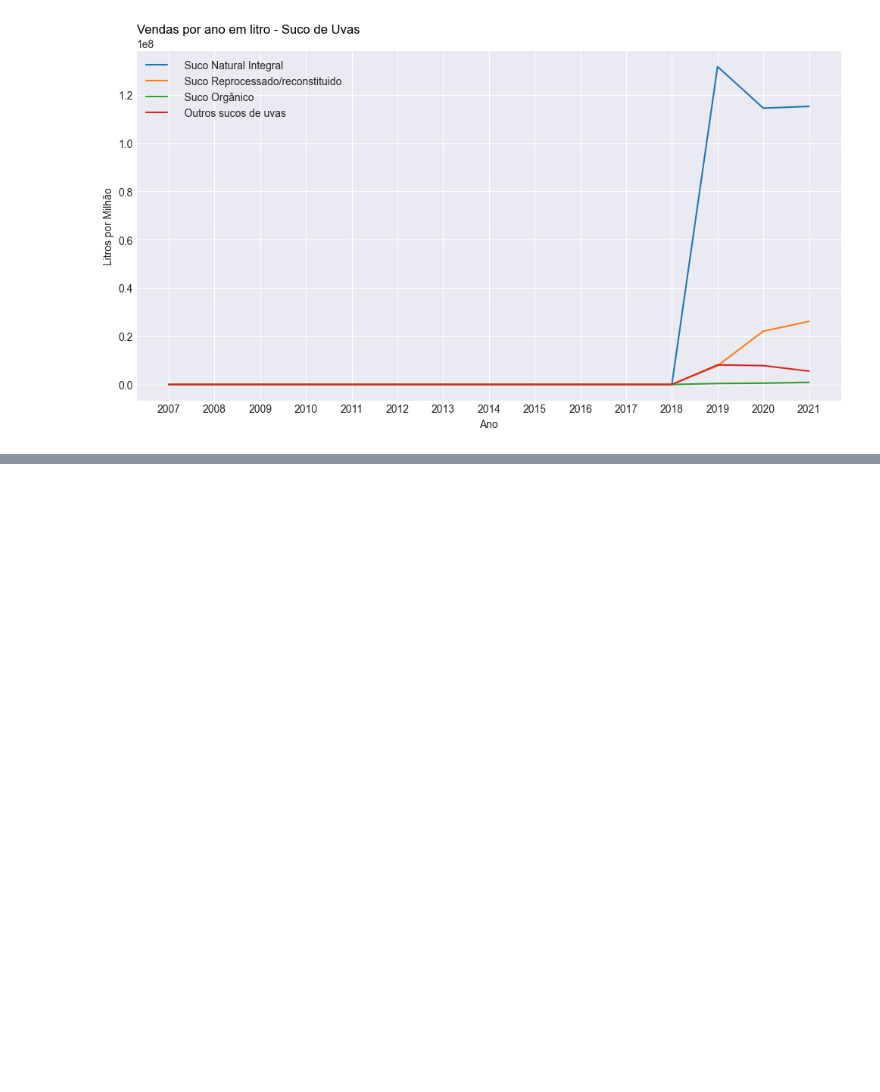
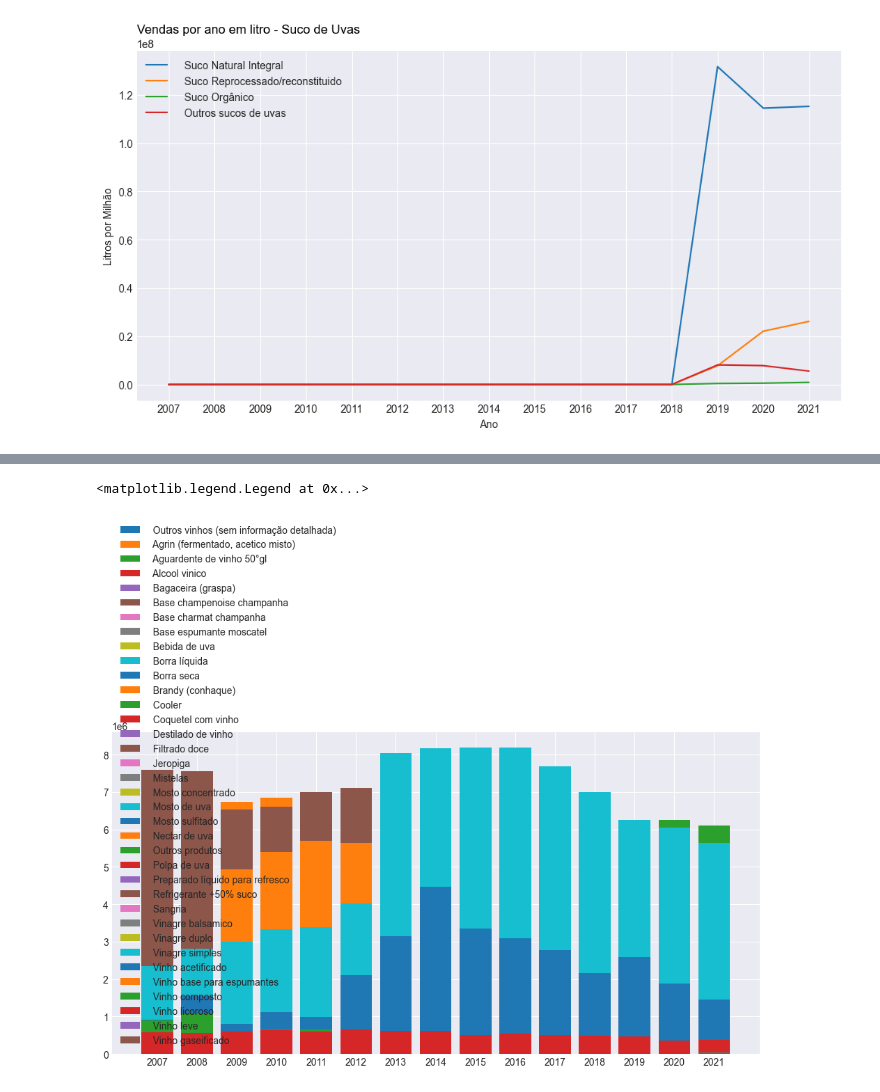
Before and after one commit to almeida25/data_analysis_vinicula, a Jupyter notebook: comercio_producao_analise.ipynb, the cells around one changed output, grey strips where cells are left out. Cells and saved outputs as stored; diff of their text form; code cells hidden in the pictures; blank space fills up the shorter version.

```diff
--- a/comercio_producao_analise.ipynb
+++ b/comercio_producao_analise.ipynb
@@ -346,0 +409,16 @@ plt.show()
+# %%
+df_grafico_comercio = df_comercio[(df_comercio['grupo'] == 'OUTROS PRODUTOS COMERCIALIZADOS') &
+                                  (df_comercio['cultivar'] != 'OUTROS PRODUTOS COMERCIALIZADOS')].iloc[:,1:-1]
+df_grafico_comercio.iloc[:,1:].columns
+
+plt.figure(figsize=(12,6))
+
+for i in range(df_grafico_comercio['cultivar'].count()):
+    plt.bar(df_grafico_comercio.iloc[:,1:].columns, height=df_grafico_comercio.loc[df_grafico_comercio.index[i]].to_list()[1:])
+
+plt.legend(df_grafico_comercio['cultivar'].to_list())
+
+# Muitos tipos de bebidas para mostrar em uma vez só
+# %% [output]
+<matplotlib.legend.Legend at 0x...>
+[figure, added]
```
Also changed, not shown: parts of 65 cells of this notebook.
